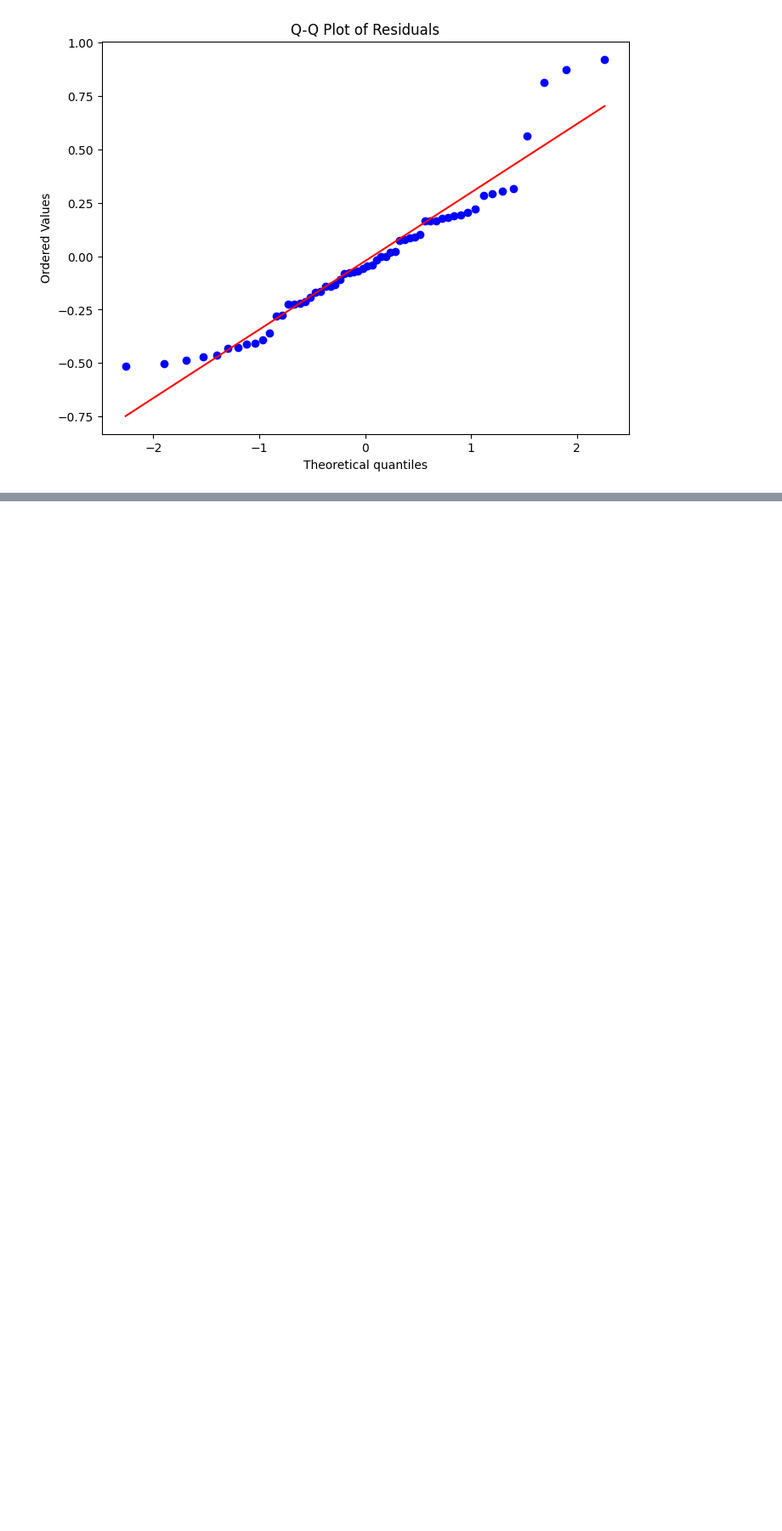
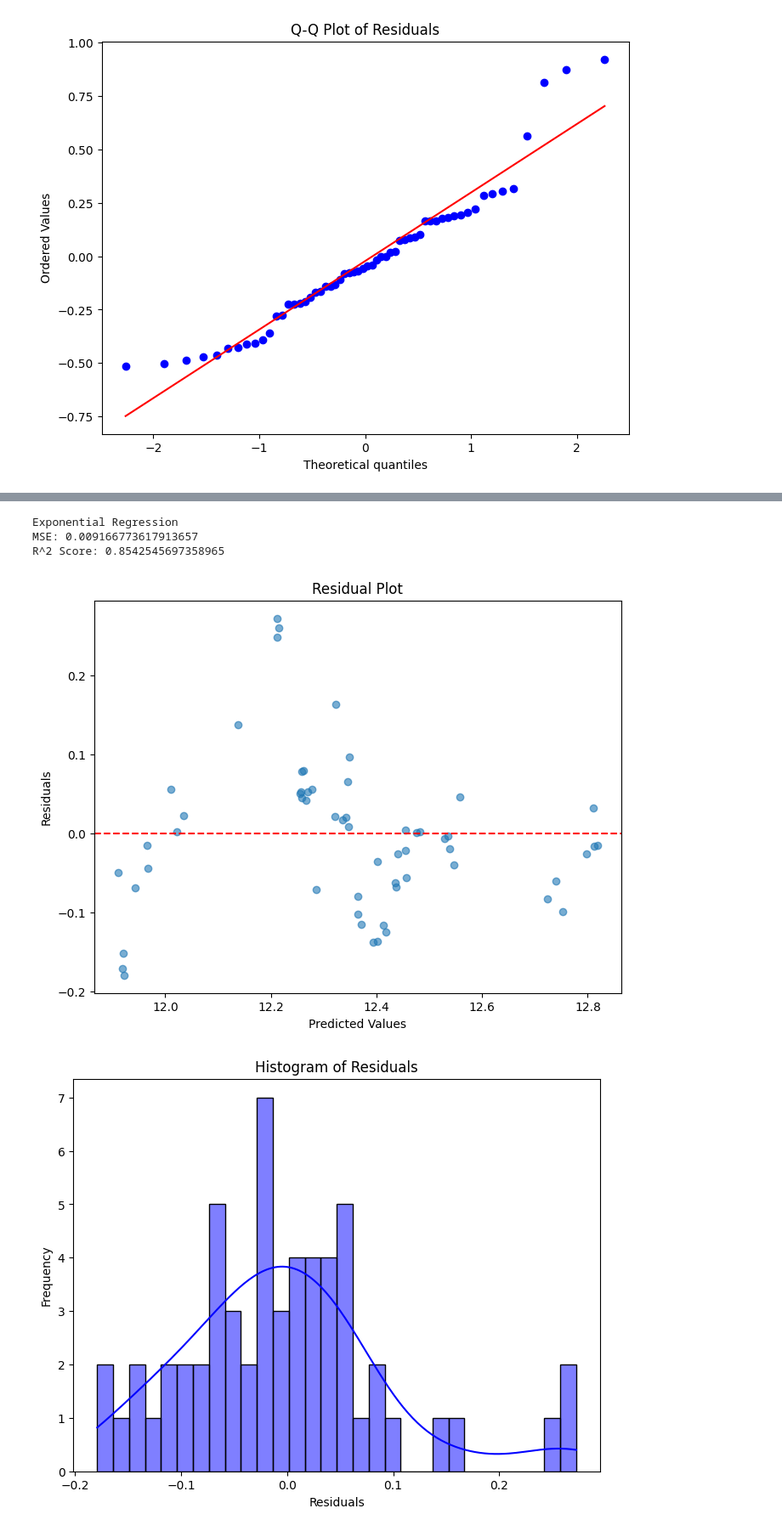
Before and after one commit to galitz-matt/ml4va, a Jupyter notebook: MLV4A.ipynb, the cells around one changed output, grey strips where cells are left out. Shown: that part at 85% size. Cells and saved outputs as stored; diff of their text form; code cells hidden in the pictures; blank space fills up the shorter version.

Commit message:
Implement exponential regression

```diff
--- a/MLV4A.ipynb
+++ b/MLV4A.ipynb
@@ -197,0 +134,56 @@ print('hello')
+# %%
+import numpy as np
+
+log_data = pd.read_csv('./va_housing_market_monthly_aggregated.csv')
+X_log = log_data[features]
+y_log = np.log(log_data[target])
+# %%
+# 2. Exponential Regression
+'''
+We want to fit our data to model : y = a * exp(b * x)
+We use linear regression, equivalently fit data to model : ln(y) = ln(a) + bx
+'''
+X_train_log, X_test_log, y_train_log, y_test_log = train_test_split(X, y_log, test_size=0.2, random_state=42)
+
+exp_reg = LinearRegression()
+exp_reg.fit(X_train_log, y_train_log)
+y_pred_exp = exp_reg.predict(X_test_log)
+print("\nExponential Regression")
+print("MSE:", mean_squared_error(y_test_log, y_pred_exp))
+print("R^2 Score:", r2_score(y_test_log, y_pred_exp))
+# %% [output]
+Exponential Regression
+MSE: 0.009166773617913657
+R^2 Score: 0.8542545697358965
+# %%
+import matplotlib.pyplot as plt
+import seaborn as sns
+from scipy import stats
+
+exp_residuals = y_test_log - y_pred_exp
+
+# Residual Plot
+plt.figure(figsize=(8, 6))
+plt.scatter(y_pred_exp, exp_residuals, alpha=0.6)
+plt.axhline(y=0, color='r', linestyle='--')
+plt.title("Residual Plot")
+plt.xlabel("Predicted Values")
+plt.ylabel("Residuals")
+plt.show()
+
+# Histogram of Residuals
+plt.figure(figsize=(8, 6))
+sns.histplot(exp_residuals, kde=True, bins=30, color='blue')
+plt.title("Histogram of Residuals")
+plt.xlabel("Residuals")
+plt.ylabel("Frequency")
+plt.show()
+
+# Q-Q Plot
+plt.figure(figsize=(8, 6))
+stats.probplot(exp_residuals, dist="norm", plot=plt)
+plt.title("Q-Q Plot of Residuals")
+plt.show()
+# %% [output]
+[figure, added]
+[figure, added]
```
Also changed, not shown: parts of 6 cells of this notebook.
